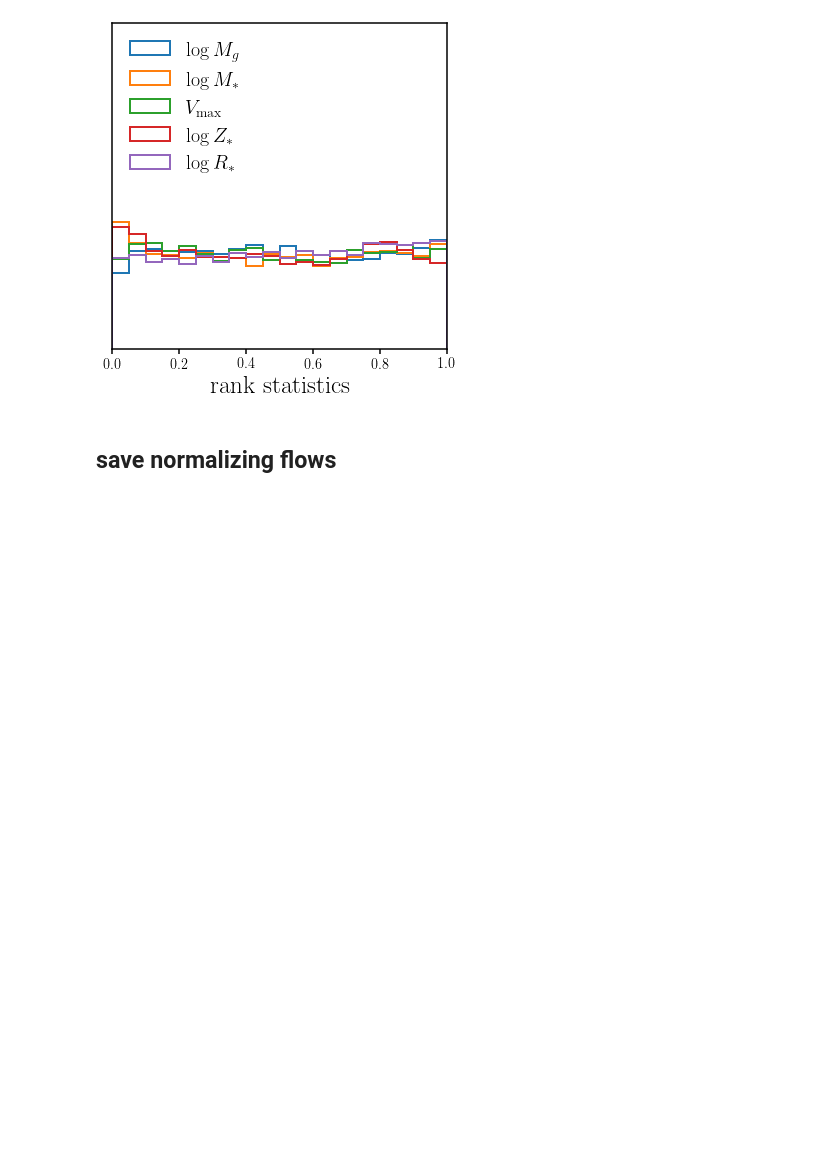
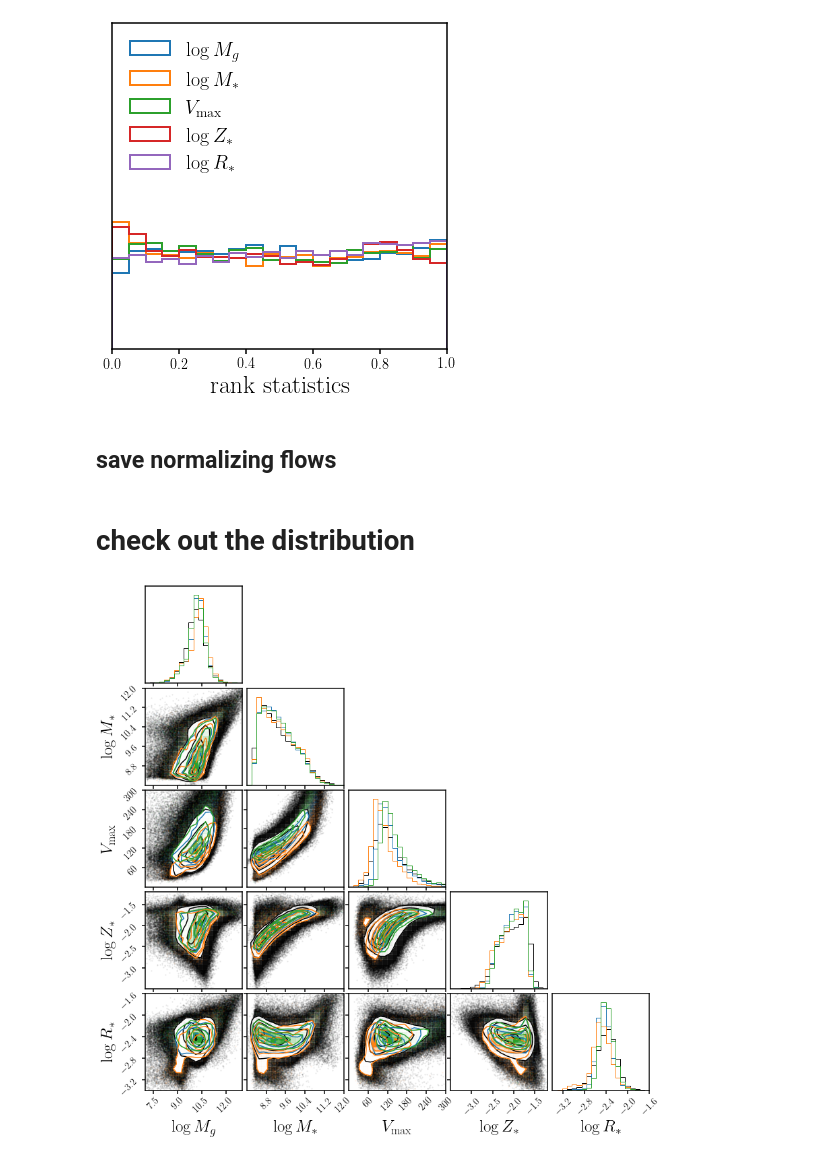
Before and after one commit to changhoonhahn/goleta, a Jupyter notebook: nb/p_thetag_thetacosmo.ipynb, the cells around one changed output. Drawn from its saved outputs; the diff is of its cells as text; code cells hidden in the pictures; blank space fills up the shorter version.

Commit message:
retraining the conditional distributions

```diff
--- a/nb/p_thetag_thetacosmo.ipynb
+++ b/nb/p_thetag_thetacosmo.ipynb
@@ -131,3 +131,31 @@ sub.set_yticks([])
 ## save normalizing flows
 # %%
 torch.save(qphi, os.path.join(dat_dir, 'qphi.thetag_thetacosmo.pt'))
+# %% [markdown]
+# check out the distribution
+# %%
+dat_dir = '/tigress/chhahn/cgpop/'
+qphi = torch.load(os.path.join(dat_dir, 'qphi.thetag_thetacosmo.pt'), map_location=torch.device(device))
+# %%
+ranges = [(7., 13.), (8., 12.), (0., 300), (-3.5, -1.2), (-3.4, -1.6)]
+
+# prior
+fig = DFM.corner(props[:,igals], color='k', range=ranges,
+                 hist_kwargs={'density': True})
+
+# Om = 0.3
+theta_prime = qphi.sample((10000,), x=torch.tensor([0.3, 0.8, 1., 1., 1., 1.]))
+_ = DFM.corner(np.array(theta_prime.cpu()), color='C0', range=ranges,
+               hist_kwargs={'density': True}, fig=fig)
+# Om = 0.2
+theta_prime = qphi.sample((10000,), x=torch.tensor([0.2, 0.8, 1., 1., 1., 1.]))
+_ = DFM.corner(np.array(theta_prime.cpu()), color='C1', range=ranges,
+               hist_kwargs={'density': True}, fig=fig)
+# Om = 0.4
+theta_prime = qphi.sample((10000,), x=torch.tensor([0.4, 0.8, 1., 1., 1., 1.]))
+_ = DFM.corner(np.array(theta_prime.cpu()), color='C2', range=ranges,
+               hist_kwargs={'density': True},
+               labels=[lbls[i] for i in igals], label_kwargs={'fontsize': 25},
+               fig=fig)
+# %% [output]
+[figure, added]
```
Also changed, not shown: 1 other file.
